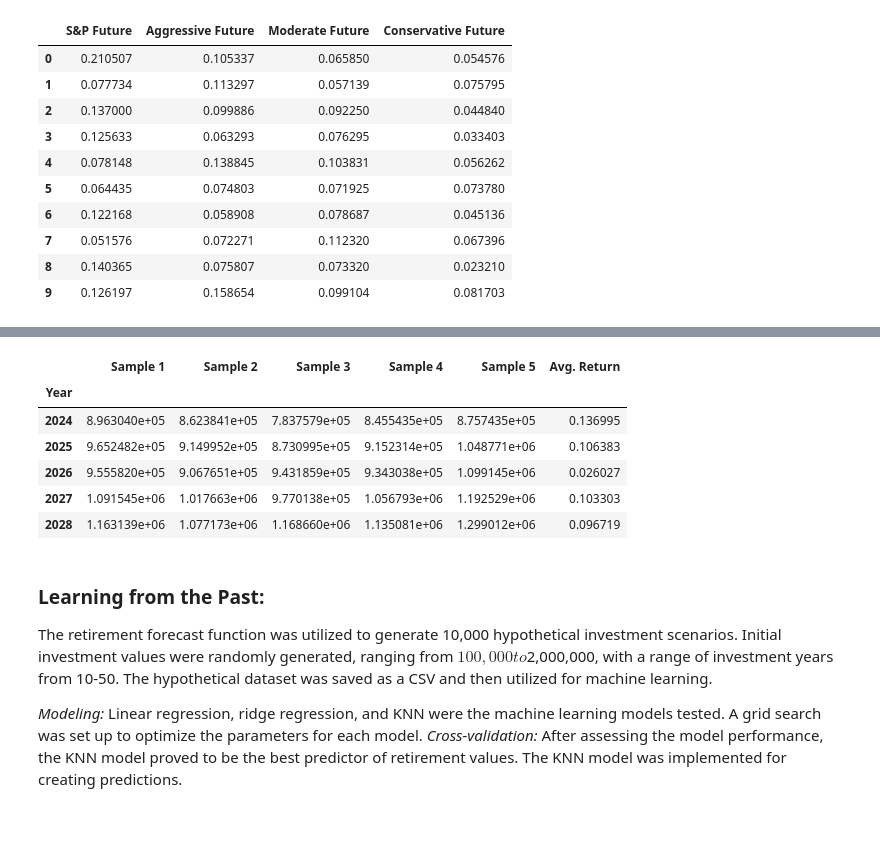
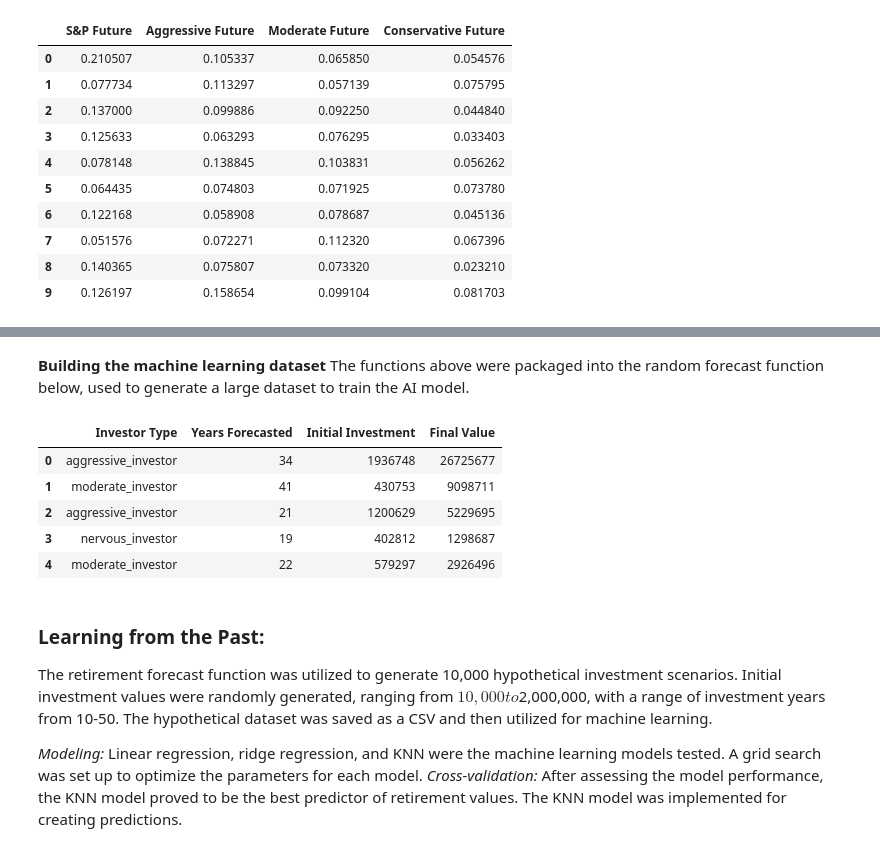
Before and after one commit to BotanicalAmy/Retirement-Forecaster, a Jupyter notebook: Retirement_Simulator.ipynb, the cells around one changed output, grey strips where cells are left out. Cells and saved outputs as stored; diff of their text form; code cells hidden in the pictures; blank space fills up the shorter version.

```diff
--- a/Retirement_Simulator.ipynb
+++ b/Retirement_Simulator.ipynb
@@ -423,46 +396,45 @@ retirement_summary
-# %%
-retirement_comparison = retirement_forecast(aggressive,750000,30)
-retirement_comparison.head()
-# %% [output]
-|  | Sample 1 | Sample 2 | Sample 3 | Sample 4 | Sample 5 | Avg. Return |
-| Year |  |  |  |  |  |  |
-| 2024 | 8.963040e+05 | 8.623841e+05 | 7.837579e+05 | 8.455435e+05 | 8.757435e+05 | 0.136995 |
-| 2025 | 9.652482e+05 | 9.149952e+05 | 8.730995e+05 | 9.152314e+05 | 1.048771e+06 | 0.106383 |
-| 2026 | 9.555820e+05 | 9.067651e+05 | 9.431859e+05 | 9.343038e+05 | 1.099145e+06 | 0.026027 |
-| 2027 | 1.091545e+06 | 1.017663e+06 | 9.770138e+05 | 1.056793e+06 | 1.192529e+06 | 0.103303 |
-| 2028 | 1.163139e+06 | 1.077173e+06 | 1.168660e+06 | 1.135081e+06 | 1.299012e+06 | 0.096719 |
+# %% [markdown]
+**Building the machine learning dataset**
+The functions above were packaged into the random forecast function below, used to generate a large dataset to train the AI model.
 # %%
-# repeat the retirement_forecast function, picking a random investor, a random initial investment from 100000 to 2000000, and a random number of years to forecast from 10 to 50
+# repeat the retirement_forecast function, picking a random investor, a random initial investment from 10000 to 2000000, and a random number of years to forecast from 10 to 50
 def random_forecast():
     investor_pick = random.choice([aggressive, moderate, conservative, nervous])
-    investment = random.randint(100000, 2000000)
+    investment = random.randint(10000, 2000000)
     years = random.randint(10, 50)
     random_forecast = retirement_forecast(investor_pick, investment, years)
     #get the average final value of the portfolio
     final_year = random_forecast.index[-1]
     highest_value = random_forecast.iloc[-1, :5].max()
     lowest_value = random_forecast.iloc[-1, :5].min()
     average_value = round((highest_value + lowest_value)/2)
     #create a new list to hold the number of years forecasted, the investor type, and the highest average value
 
 
     forecast_list = [list(investor_pick.keys())[0], years, investment, average_value]
     return  forecast_list
 
 
 #this commented out section was used to generate a large csv file of random forecasts to be used in a machine learning model
 # print(random_forecast())
 
 #the random_forecast function was run 10,000 times to create a dataframe of the results for my machine learning model
-# forecast_results = []
-# for i in range(10000):
-#     forecast_results.append(random_forecast())
-# forecast_df = pd.DataFrame(forecast_results, columns=['Investor Type', 'Years Forecasted', 'Initial Investment', 'Final Value'])
-# forecast_df.to_csv('Data/forecast_results.csv')
-# forecast_df.head()
+forecast_results = []
+for i in range(10000):
+    forecast_results.append(random_forecast())
+forecast_df = pd.DataFrame(forecast_results, columns=['Investor Type', 'Years Forecasted', 'Initial Investment', 'Final Value'])
+forecast_df.to_csv('Data/forecast_results.csv')
+forecast_df.head()
+# %% [output]
+|  | Investor Type | Years Forecasted | Initial Investment | Final Value |
+| 0 | aggressive_investor | 34 | 1936748 | 26725677 |
+| 1 | moderate_investor | 41 | 430753 | 9098711 |
+| 2 | aggressive_investor | 21 | 1200629 | 5229695 |
+| 3 | nervous_investor | 19 | 402812 | 1298687 |
+| 4 | moderate_investor | 22 | 579297 | 2926496 |
 # %% [markdown]
 ### Learning from the Past:
-The retirement forecast function was utilized to generate 10,000 hypothetical investment scenarios.  Initial investment values were randomly generated, ranging from $100,000 to $2,000,000, with a range of investment years from 10-50. The hypothetical dataset was saved as a CSV and then utilized for machine learning.
+The retirement forecast function was utilized to generate 10,000 hypothetical investment scenarios.  Initial investment values were randomly generated, ranging from $10,000 to $2,000,000, with a range of investment years from 10-50. The hypothetical dataset was saved as a CSV and then utilized for machine learning.
 
 *Modeling:* Linear regression, ridge regression, and KNN were the machine learning models tested. A grid search was set up to optimize the parameters for each model.
 *Cross-validation:* After assessing the model performance, the KNN model proved to be the best predictor of retirement values. The KNN model was implemented for creating predictions.
```
Also changed, not shown: parts of 16 cells of this notebook, 1 other file.
